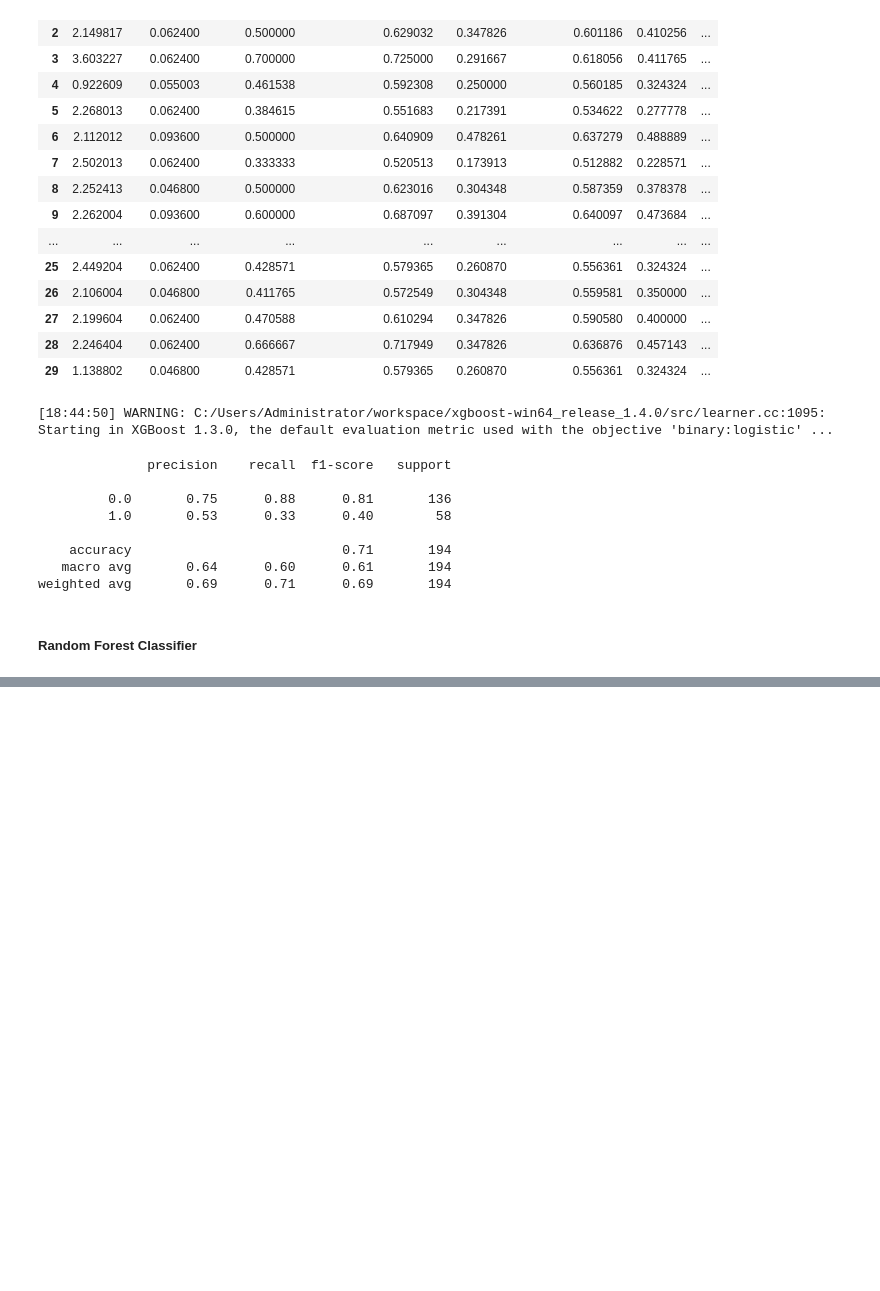
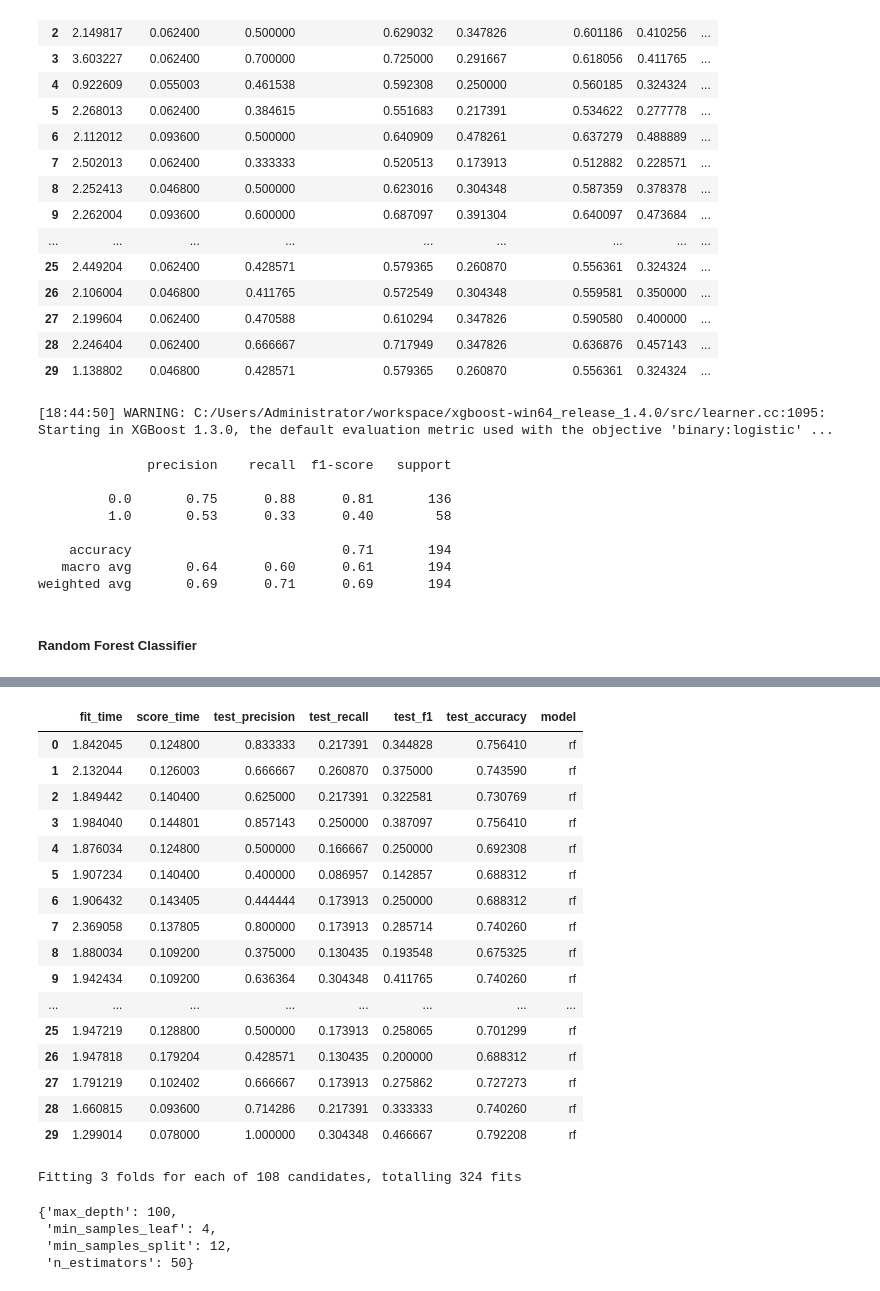
Before and after one commit to Alok2412/Direct-Marketing-Optimization, a Jupyter notebook: Propensity_Model_For_Consumer_Loan.ipynb, the cells around one changed output, grey strips where cells are left out. Drawn from its saved outputs; the diff is of its cells as text; code cells hidden in the pictures; blank space fills up the shorter version.

```diff
--- a/Propensity_Model_For_Consumer_Loan.ipynb
+++ b/Propensity_Model_For_Consumer_Loan.ipynb
@@ -565,0 +558,42 @@ fit_models(scale = True)
+# %%
+scoring_rf = [ 'precision',
+               'recall',
+               'f1',
+               'accuracy']
+# Declaring parameters
+R_STATE = 1
+over = RandomOverSampler(sampling_strategy=0.3,random_state = 1)
+under = RandomUnderSampler(sampling_strategy=0.5, random_state = 1)
+Steps_rf = [
+    #             ('i', KNNImputer(n_neighbors=31)),
+#                 ('ov',over),
+#                 ('un',under),
+#                 ('minmaxscaler',MinMaxScaler(feature_range=(0, 1))),
+                ('m', RandomForestClassifier())
+            ]
+pipeline_rf = Pipeline(steps=Steps_rf)
+# evaluate the model
+cv_rf = RepeatedStratifiedKFold(n_splits=10, n_repeats=3, random_state=1)
+scores_rf = cross_validate(pipeline_rf, X_train, y_train, scoring=scoring_rf, cv=cv_rf, n_jobs=-1)
+# store results
+score_df_rf = pd.DataFrame(scores_rf)
+score_df_rf['model'] = 'rf'
+score_df_rf
+# %% [output]
+|  | fit_time | score_time | test_precision | test_recall | test_f1 | test_accuracy | model |
+| 0 | 1.842045 | 0.124800 | 0.833333 | 0.217391 | 0.344828 | 0.756410 | rf |
+| 1 | 2.132044 | 0.126003 | 0.666667 | 0.260870 | 0.375000 | 0.743590 | rf |
+| 2 | 1.849442 | 0.140400 | 0.625000 | 0.217391 | 0.322581 | 0.730769 | rf |
+| 3 | 1.984040 | 0.144801 | 0.857143 | 0.250000 | 0.387097 | 0.756410 | rf |
+| 4 | 1.876034 | 0.124800 | 0.500000 | 0.166667 | 0.250000 | 0.692308 | rf |
+| 5 | 1.907234 | 0.140400 | 0.400000 | 0.086957 | 0.142857 | 0.688312 | rf |
+| 6 | 1.906432 | 0.143405 | 0.444444 | 0.173913 | 0.250000 | 0.688312 | rf |
+| 7 | 2.369058 | 0.137805 | 0.800000 | 0.173913 | 0.285714 | 0.740260 | rf |
+| 8 | 1.880034 | 0.109200 | 0.375000 | 0.130435 | 0.193548 | 0.675325 | rf |
+| 9 | 1.942434 | 0.109200 | 0.636364 | 0.304348 | 0.411765 | 0.740260 | rf |
+| ... | ... | ... | ... | ... | ... | ... | ... |
+| 25 | 1.947219 | 0.128800 | 0.500000 | 0.173913 | 0.258065 | 0.701299 | rf |
+| 26 | 1.947818 | 0.179204 | 0.428571 | 0.130435 | 0.200000 | 0.688312 | rf |
+| 27 | 1.791219 | 0.102402 | 0.666667 | 0.173913 | 0.275862 | 0.727273 | rf |
+| 28 | 1.660815 | 0.093600 | 0.714286 | 0.217391 | 0.333333 | 0.740260 | rf |
+| 29 | 1.299014 | 0.078000 | 1.000000 | 0.304348 | 0.466667 | 0.792208 | rf |
@@ -565,0 +610,10 @@ fit_models(scale = True)
+# %%
+# finding the best parameter from our cross validation
+grid_search_rf.fit(X_train, y_train)
+grid_search_rf.best_params_
+# %% [output]
+Fitting 3 folds for each of 108 candidates, totalling 324 fits
+{'max_depth': 100,
+ 'min_samples_leaf': 4,
+ 'min_samples_split': 12,
+ 'n_estimators': 50}
```
Also changed, not shown: parts of 8 cells of this notebook.
